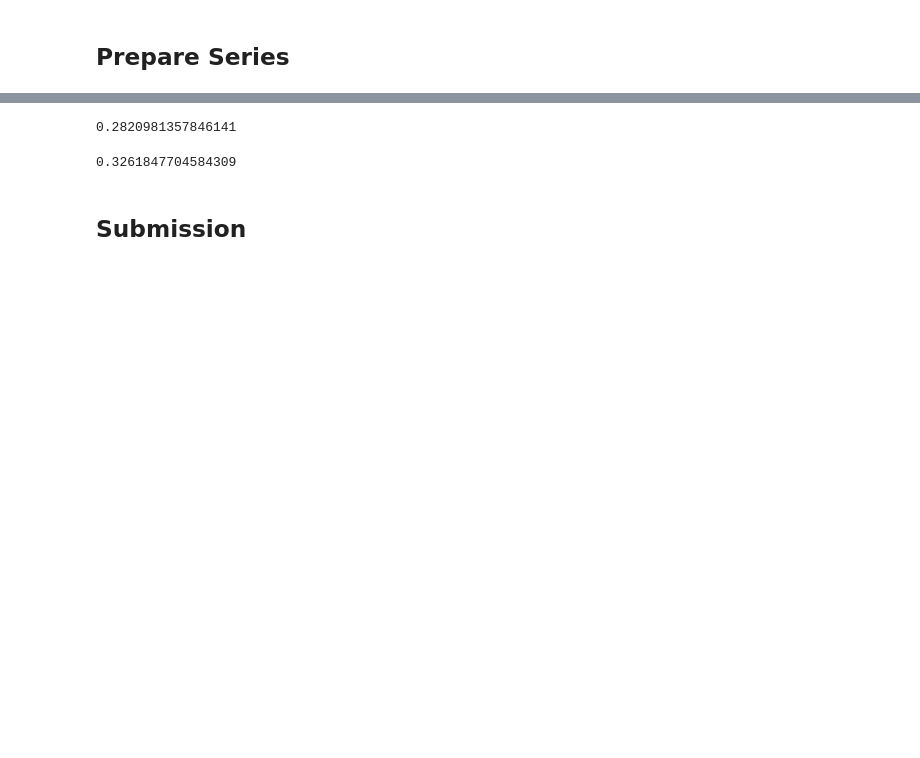
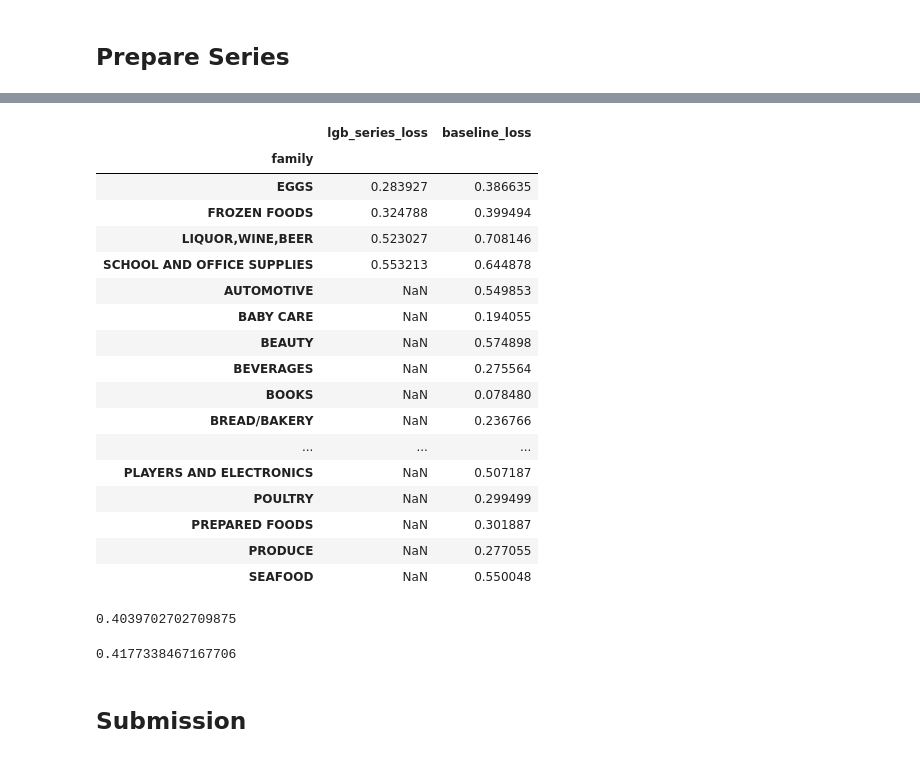
Before and after one commit to Tikhon-Radkevich/Store-Sales, a Jupyter notebook: notebooks/light_gbm/darts_draft.ipynb, the cells around one changed output, grey strips where cells are left out. Drawn from its saved outputs; the diff is of its cells as text; code cells hidden in the pictures; blank space fills up the shorter version.

```diff
--- a/notebooks/light_gbm/darts_draft.ipynb
+++ b/notebooks/light_gbm/darts_draft.ipynb
@@ -242,7 +245,7 @@ def fit_light_gb_models():
             lags=24,
             lags_future_covariates=(14, 1),
             # lags_past_covariates=list(range(-16, -20, -1)),
-            force_col_wise=True
+            force_col_wise=True,
         )
 
         light_gb_models[family].fit(**inputs)
@@ -264,9 +273,15 @@ from joblib import Parallel, delayed
 def evaluate():
     def evaluate_family(family):
         series = data_series_dict[family]
+        lgb_family_stores = [
+            element["store_nbr"] for element in data_series_id_dict[family]
+        ]
+        multi_index = pd.MultiIndex.from_product(
+            [[family], lgb_family_stores], names=["family", "store_nbr"]
+        )
+
         family_losses = []
-
-        for test_date in series_test_range:
+        for test_date in SERIES_TEST_RANGE:
             inputs = {
                 "series": [s.drop_after(test_date) for s in series],
                 "future_covariates": future_covariates[family],
@@ -279,27 +294,65 @@ def evaluate():
             loss = [
                 clipped_rmsle(t.values(), p.values())
                 for t, p in zip(true_values, preds)
-            ] + evaluate_baseline(family, test_date)
+            ]
+            series_loss = pd.Series(
+                loss, index=multi_index, name=test_date.strftime("%Y.%m.%d")
+            )
 
-            family_losses.append(np.mean(loss))
+            family_losses.append(series_loss)
 
-        return {family: family_losses}
+        family_losses_df = pd.concat(family_losses, axis=1)
+        return family_losses_df
 
     losses = Parallel(n_jobs=-1)(
         delayed(evaluate_family)(family) for family in tqdm(data_series_dict.keys())
     )
 
-    return losses
+    return pd.concat(losses)
 # %%
 family_losses = evaluate()
+# %%
+total_lgb_loss = pd.concat([family_losses, baseline_loss_df]).sort_index(
+    level=["family", "store_nbr"]
+)
 # %%
-np.mean(family_losses[0]["EGGS"])
+grouped_loss = total_lgb_loss.groupby("family").mean()
+lgb_series_loss = grouped_loss.mean(axis=1).rename("lgb_series_loss")
+
+predictor_grouped_loss = predictor_eval_loss_df.groupby("family").mean()
+baseline_series_loss = predictor_grouped_loss.mean(axis=1).rename("baseline_loss")
+
+loss_df = pd.concat([lgb_series_loss, baseline_series_loss], axis=1)
-# %% [output]
-0.2820981357846141
-# %%
-np.mean(family_losses[1]["FROZEN FOODS"])
-# %% [output]
-0.3261847704584309
+# %%
+loss_df
+# %% [output]
+|  | lgb_series_loss | baseline_loss |
+| family |  |  |
+| EGGS | 0.283927 | 0.386635 |
+| FROZEN FOODS | 0.324788 | 0.399494 |
+| LIQUOR,WINE,BEER | 0.523027 | 0.708146 |
+| SCHOOL AND OFFICE SUPPLIES | 0.553213 | 0.644878 |
+| AUTOMOTIVE | NaN | 0.549853 |
+| BABY CARE | NaN | 0.194055 |
+| BEAUTY | NaN | 0.574898 |
+| BEVERAGES | NaN | 0.275564 |
+| BOOKS | NaN | 0.078480 |
+| BREAD/BAKERY | NaN | 0.236766 |
+| ... | ... | ... |
+| PLAYERS AND ELECTRONICS | NaN | 0.507187 |
+| POULTRY | NaN | 0.299499 |
+| PREPARED FOODS | NaN | 0.301887 |
+| PRODUCE | NaN | 0.277055 |
+| SEAFOOD | NaN | 0.550048 |
+# %%
+total_prediction_eval_loss = loss_df["lgb_series_loss"].fillna(loss_df["baseline_loss"])
+total_prediction_eval_loss.mean()
+# %% [output]
+0.4039702702709875
+# %%
+loss_df["baseline_loss"].mean()
+# %% [output]
+0.4177338467167706
 # %% [markdown]
 ## Submission
 # %%
```
Also changed, not shown: parts of 55 cells of this notebook.
